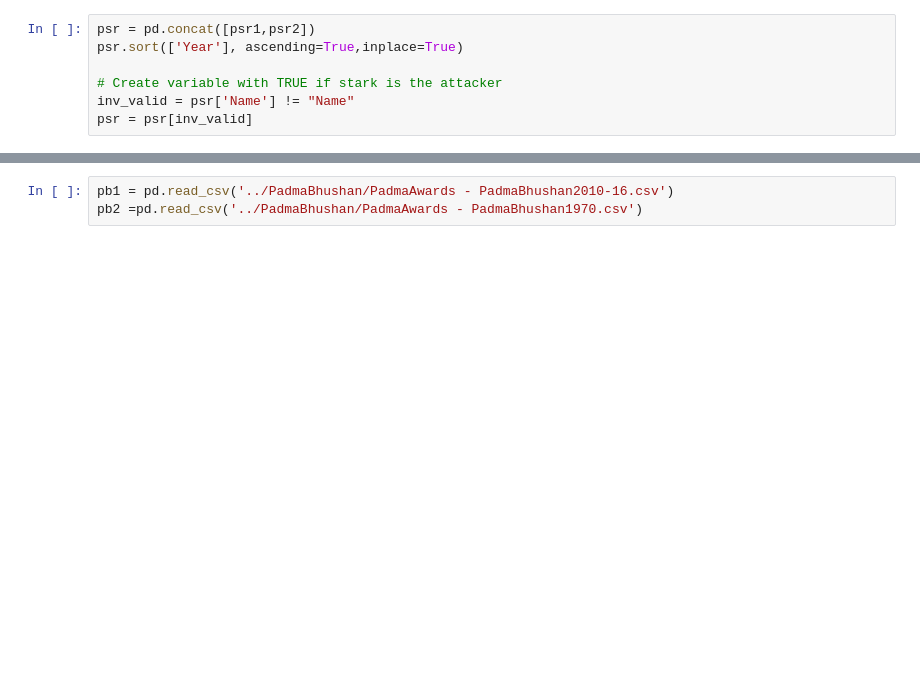
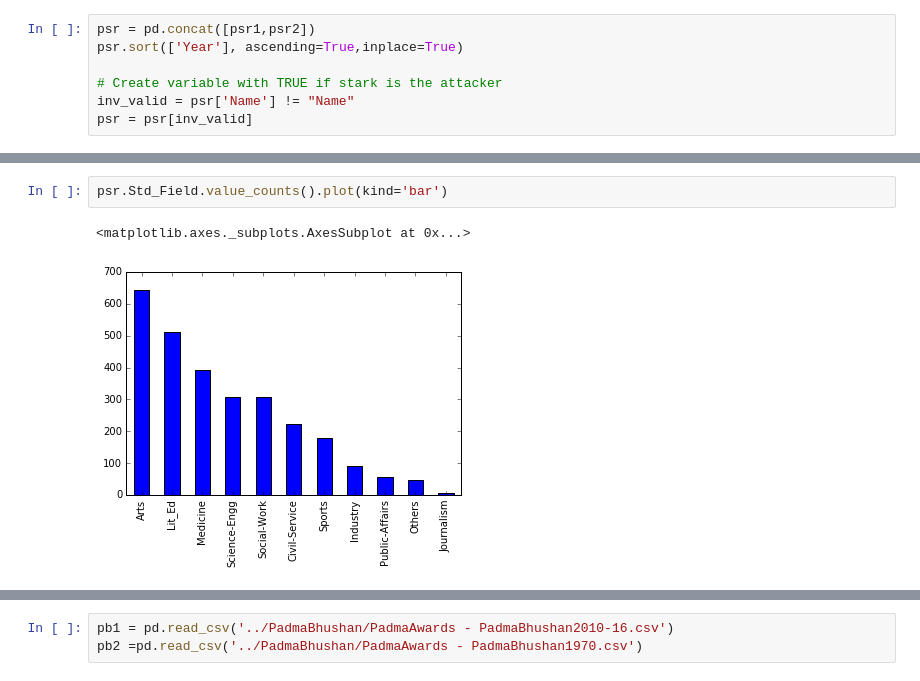
Before and after one commit to satishkt/padma_awards, a Jupyter notebook: PadmaShri/PadmaAwards.ipynb, the cells around one changed output, grey strips where cells are left out. Saved outputs shown, nothing was run; the diff lists cells and outputs as text; blank space fills up the shorter version.

```diff
--- a/PadmaShri/PadmaAwards.ipynb
+++ b/PadmaShri/PadmaAwards.ipynb
@@ -79,0 +133,5 @@ len(psr.Field.unique().tolist())
+# %%
+psr.Std_Field.value_counts().plot(kind='bar')
+# %% [output]
+<matplotlib.axes._subplots.AxesSubplot at 0x...>
+[figure, added]
```
Also changed, not shown: parts of 7 cells of this notebook.
